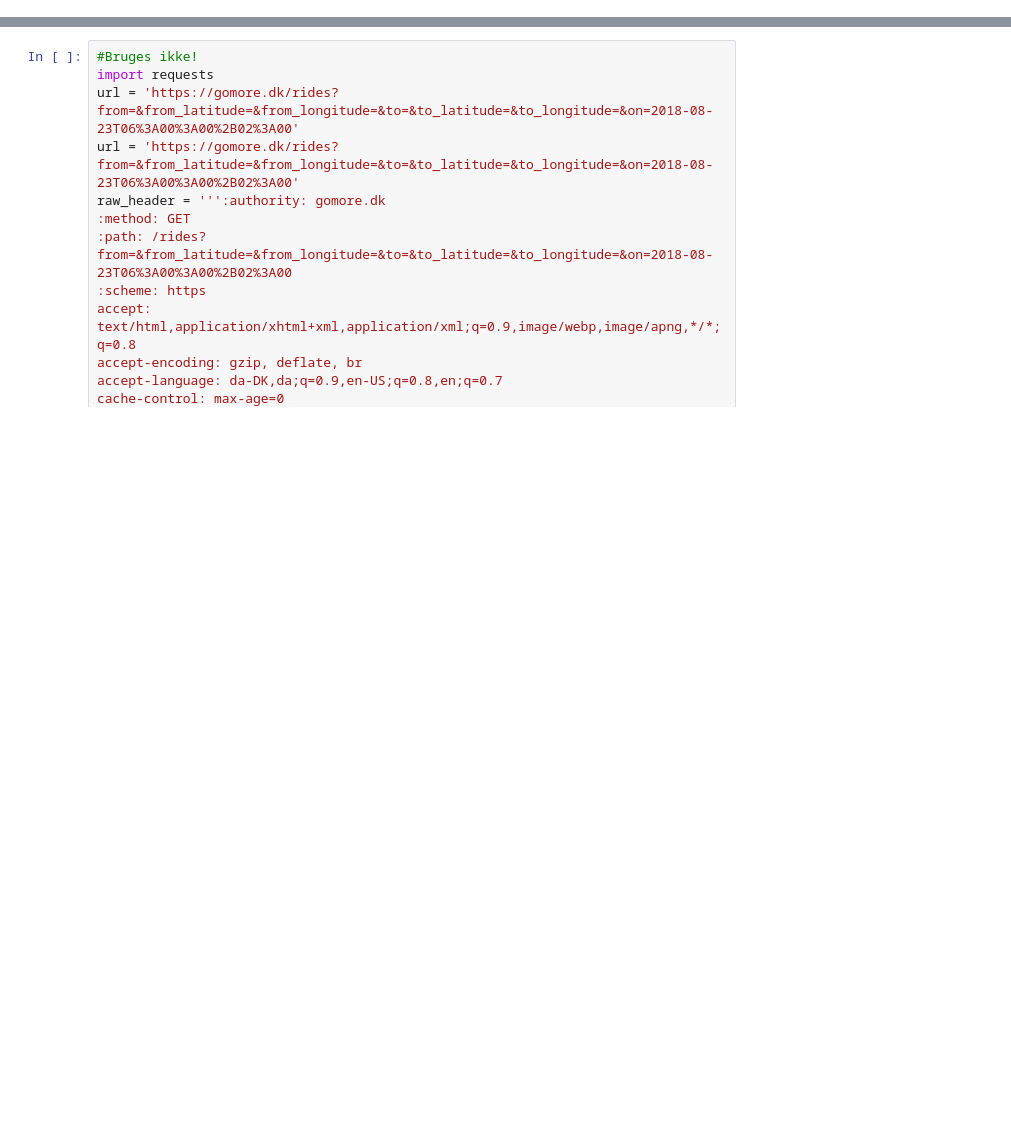
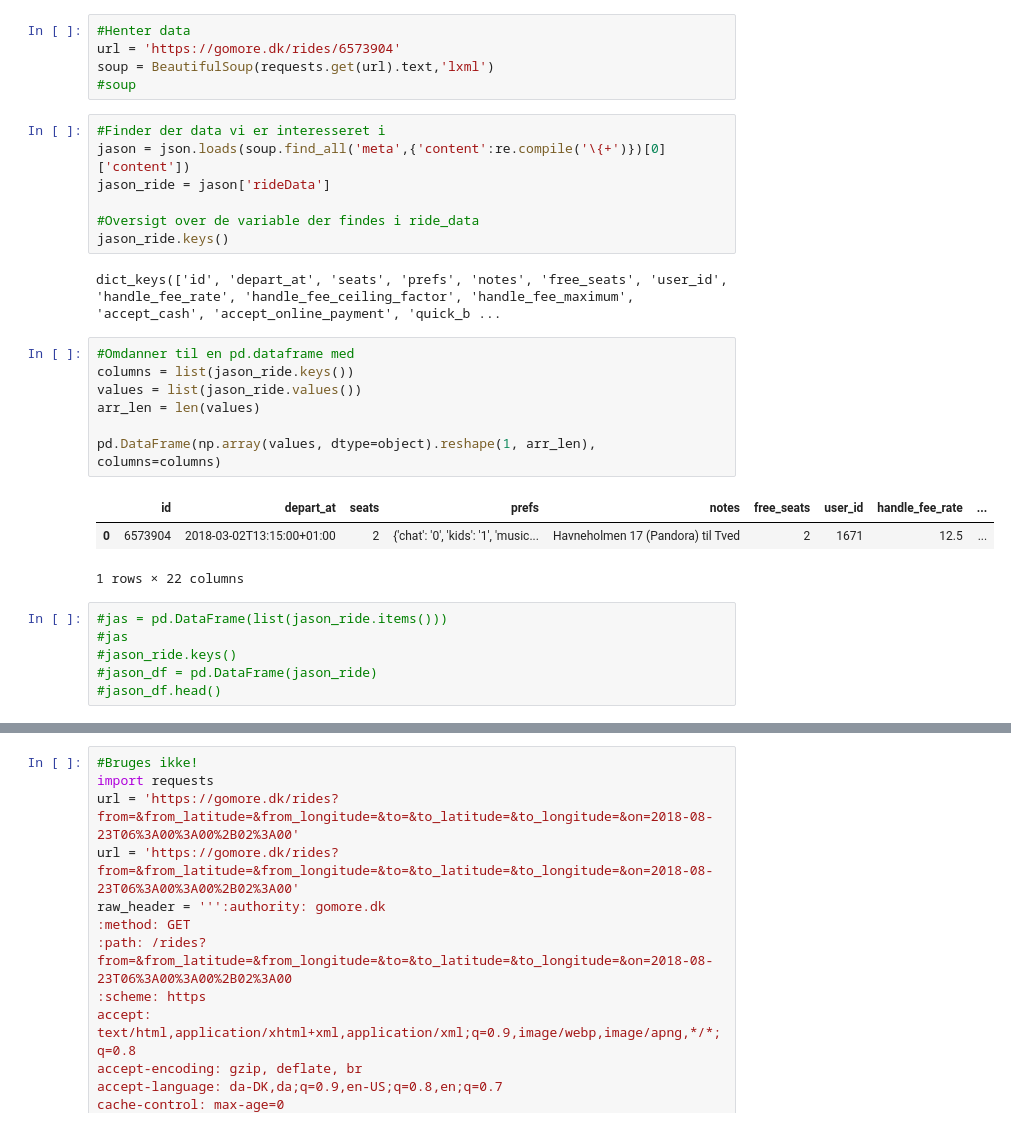
Before and after one commit to VictoriaHundevad/Social-Data-Science-Group-8, a Jupyter notebook: Gomore scraping - first try.ipynb, the cells around one changed output, grey strips where cells are left out. Cells and saved outputs as stored; diff of their text form; blank space fills up the shorter version.

```diff
--- a/Gomore scraping - first try.ipynb
+++ b/Gomore scraping - first try.ipynb
@@ -0,0 +8,31 @@
+# %%
+#Henter data
+url = 'https://gomore.dk/rides/6573904'
+soup = BeautifulSoup(requests.get(url).text,'lxml')
+#soup
+# %%
+#Finder der data vi er interesseret i
+jason = json.loads(soup.find_all('meta',{'content':re.compile('\{+')})[0]['content'])
+jason_ride = jason['rideData']
+
+#Oversigt over de variable der findes i ride_data
+jason_ride.keys()
+# %% [output]
+dict_keys(['id', 'depart_at', 'seats', 'prefs', 'notes', 'free_seats', 'user_id', 'handle_fee_rate', 'handle_fee_ceiling_factor', 'handle_fee_maximum', 'accept_cash', 'accept_online_payment', 'quick_b ...
+# %%
+#Omdanner til en pd.dataframe med
+columns = list(jason_ride.keys())
+values = list(jason_ride.values())
+arr_len = len(values)
+
+pd.DataFrame(np.array(values, dtype=object).reshape(1, arr_len), columns=columns)
+# %% [output]
+|  | id | depart_at | seats | prefs | notes | free_seats | user_id | handle_fee_rate | ... |
+| 0 | 6573904 | 2018-03-02T13:15:00+01:00 | 2 | {'chat': '0', 'kids': '1', 'music... | Havneholmen 17 (Pandora) til Tved | 2 | 1671 | 12.5 | ... |
+1 rows × 22 columns
+# %%
+#jas = pd.DataFrame(list(jason_ride.items()))
+#jas
+#jason_ride.keys()
+#jason_df = pd.DataFrame(jason_ride)
+#jason_df.head()
```
Also changed, not shown: parts of 8 cells of this notebook.
